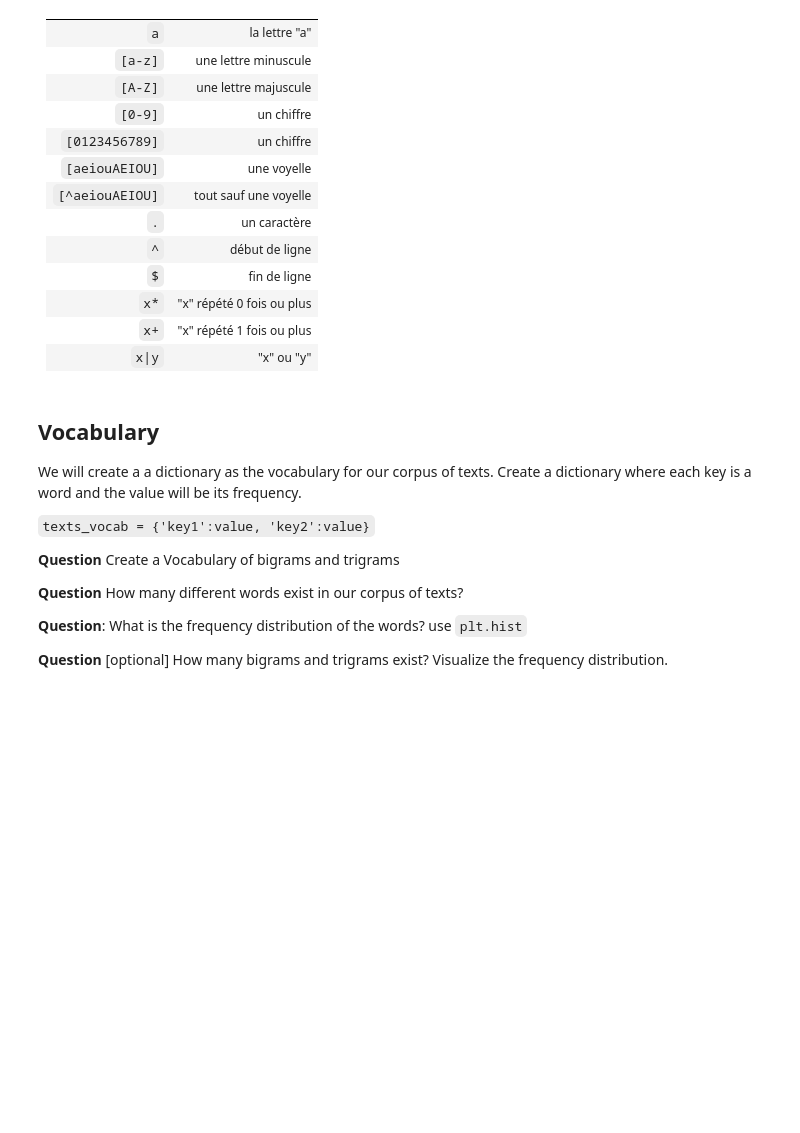
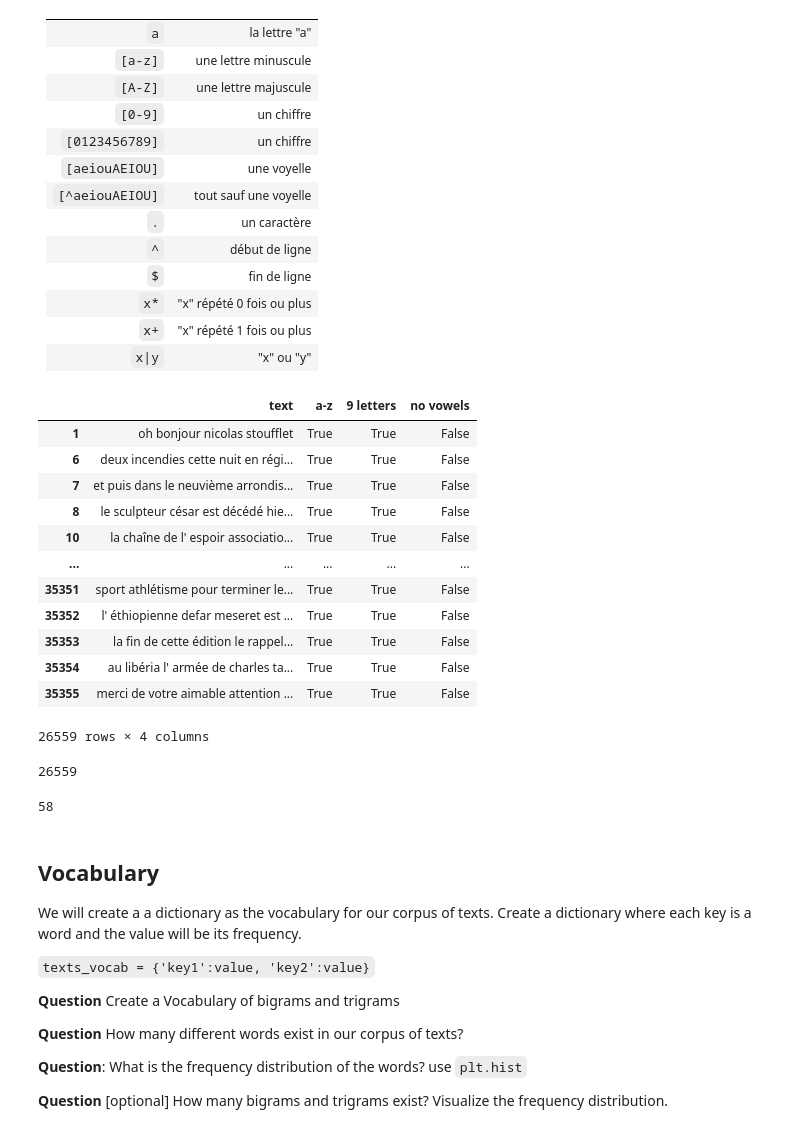
Before and after one commit to HiCarC/TP-Intro, a Jupyter notebook: TP1-intro.ipynb, the cells around one changed output. Cells and saved outputs as stored; diff of their text form; code cells hidden in the pictures; blank space fills up the shorter version.

```diff
--- a/TP1-intro.ipynb
+++ b/TP1-intro.ipynb
@@ -214,7 +214,31 @@ Avec expressions régulières:
 # %%
 ## For example:
 df_radios['a-z'] = df_radios.text.str.contains('[a-z]', regex=True)
-df_radios[df_radios['a-z']]
+df_radios['9 letters'] = df_radios.text.str.contains("\w{9,}", regex=True)#TODO
+df_radios['no vowels'] = df_radios.text.str.contains("^[^aeiouAEIOU]+$", regex=True)
+df_radios[df_radios.text.str.contains("\w{9,}", regex=True)]
+# %% [output]
+|  | text | a-z | 9 letters | no vowels |
+| 1 | oh bonjour nicolas stoufflet | True | True | False |
+| 6 | deux incendies cette nuit en régi... | True | True | False |
+| 7 | et puis dans le neuvième arrondis... | True | True | False |
+| 8 | le sculpteur césar est décédé hie... | True | True | False |
+| 10 | la chaîne de l' espoir associatio... | True | True | False |
+| ... | ... | ... | ... | ... |
+| 35351 | sport athlétisme pour terminer le... | True | True | False |
+| 35352 | l' éthiopienne defar meseret est ... | True | True | False |
+| 35353 | la fin de cette édition le rappel... | True | True | False |
+| 35354 | au libéria l' armée de charles ta... | True | True | False |
+| 35355 | merci de votre aimable attention ... | True | True | False |
+26559 rows × 4 columns
+# %%
+df_radios['9 letters'].sum()
+# %% [output]
+26559
+# %%
+df_radios['no vowels'].sum()
+# %% [output]
+58
 # %% [markdown]
 ## Vocabulary
 
```
Also changed, not shown: parts of 2 cells of this notebook.
